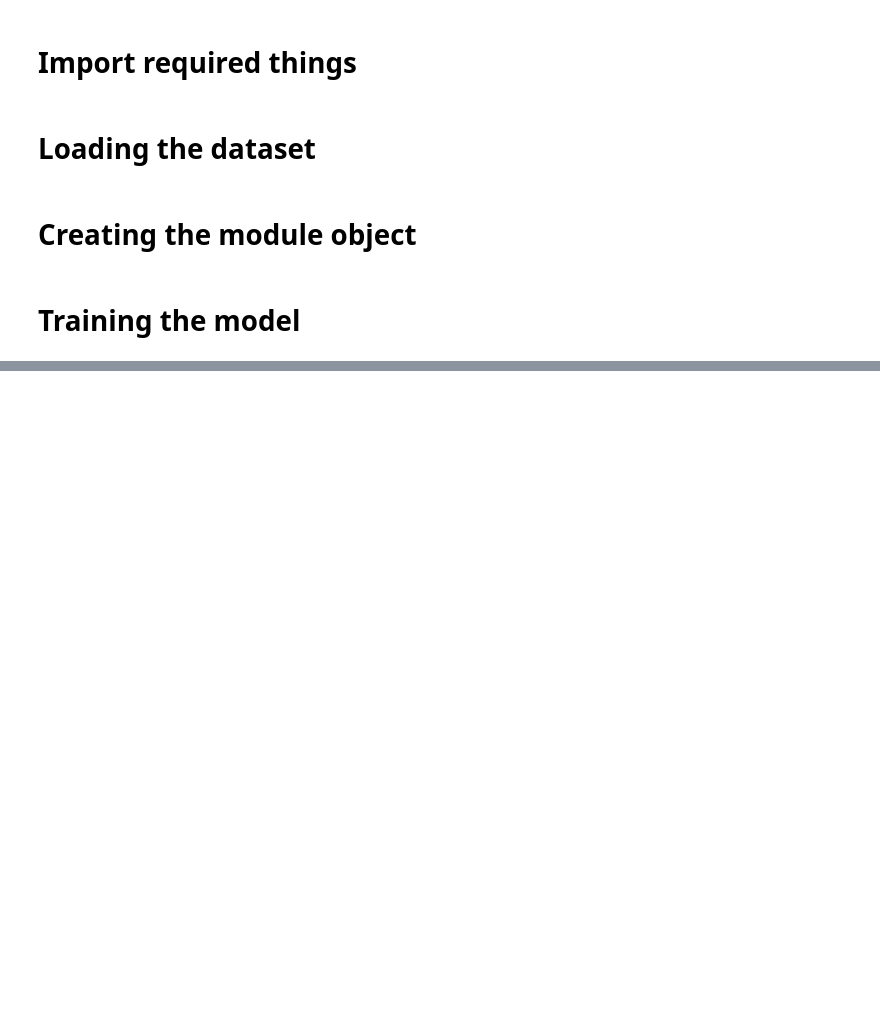
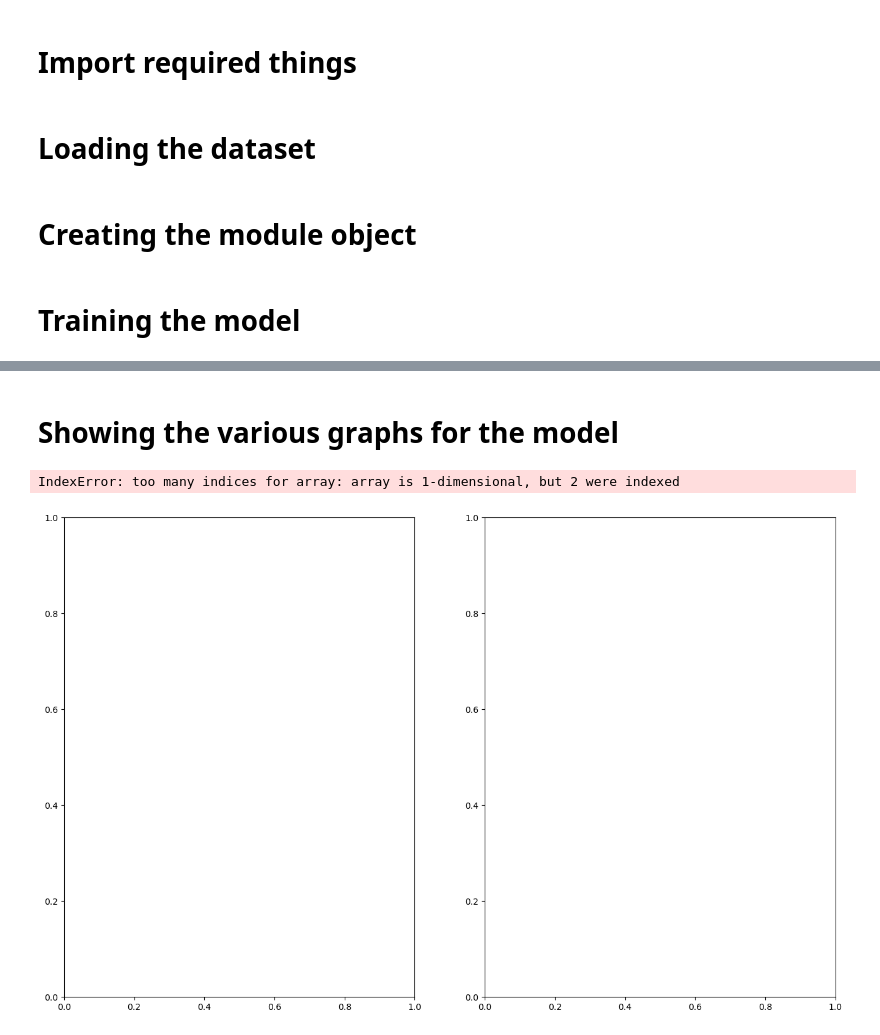
Before and after one commit to ParasharaRamesh/Hematologic-Cell-Identification, a Jupyter notebook: experiments/pRCC_unet/pRCC_training_and_evaluation.ipynb, the cells around one changed output, grey strips where cells are left out. Cells and saved outputs as stored; diff of their text form; code cells hidden in the pictures; blank space fills up the shorter version.

```diff
--- a/experiments/pRCC_unet/pRCC_training_and_evaluation.ipynb
+++ b/experiments/pRCC_unet/pRCC_training_and_evaluation.ipynb
@@ -34,0 +46,8 @@ Initialized scheduler
+# %% [markdown]
+# Showing the various graphs for the model
+# %%
+#TODO. fix this !
+plot_model_stats(name, epoch_numbers, training_losses, validation_losses)
+# %% [output]
+IndexError: too many indices for array: array is 1-dimensional, but 2 were indexed
+[figure, added]
```
Also changed, not shown: parts of 5 cells of this notebook, 3 other files.
